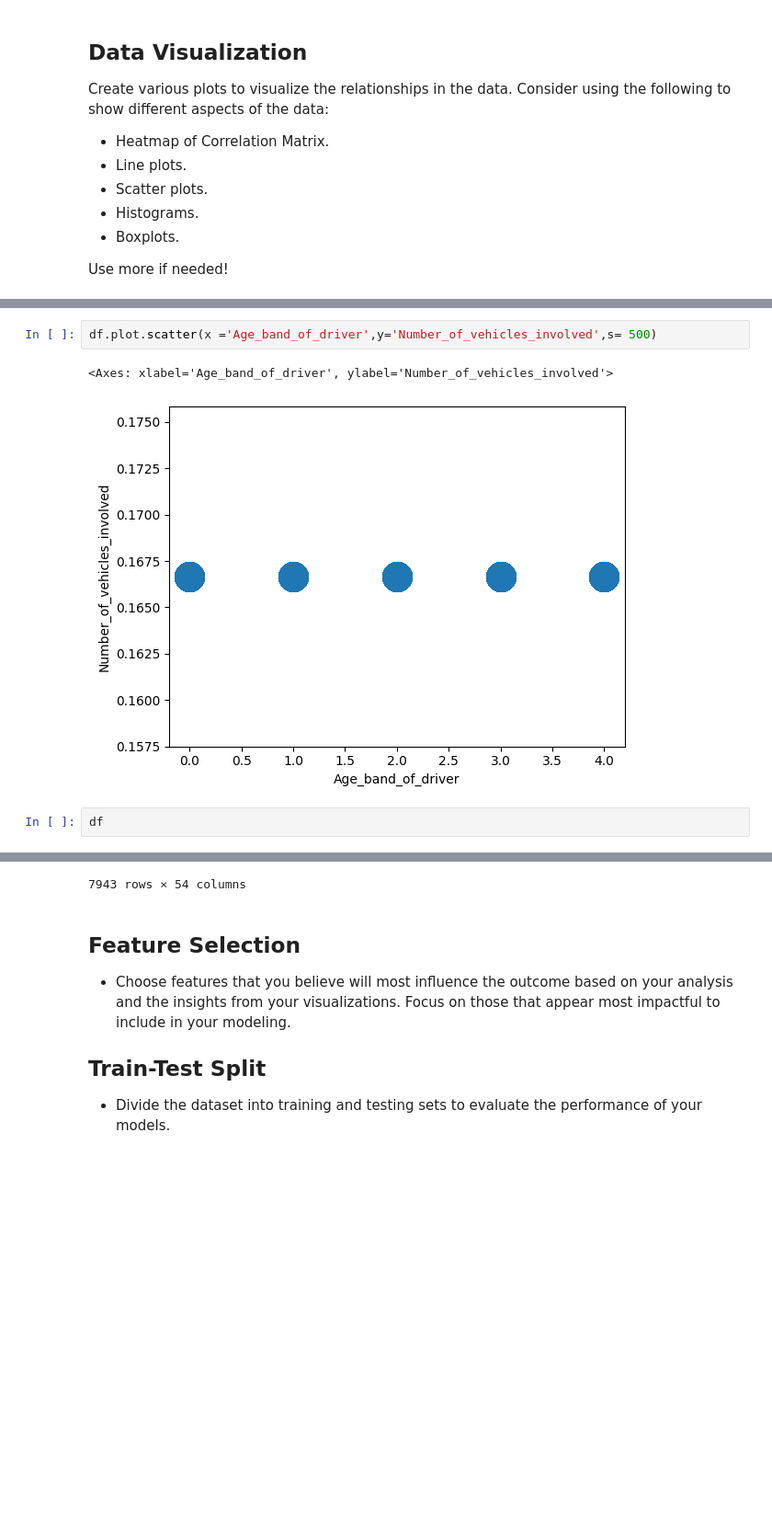
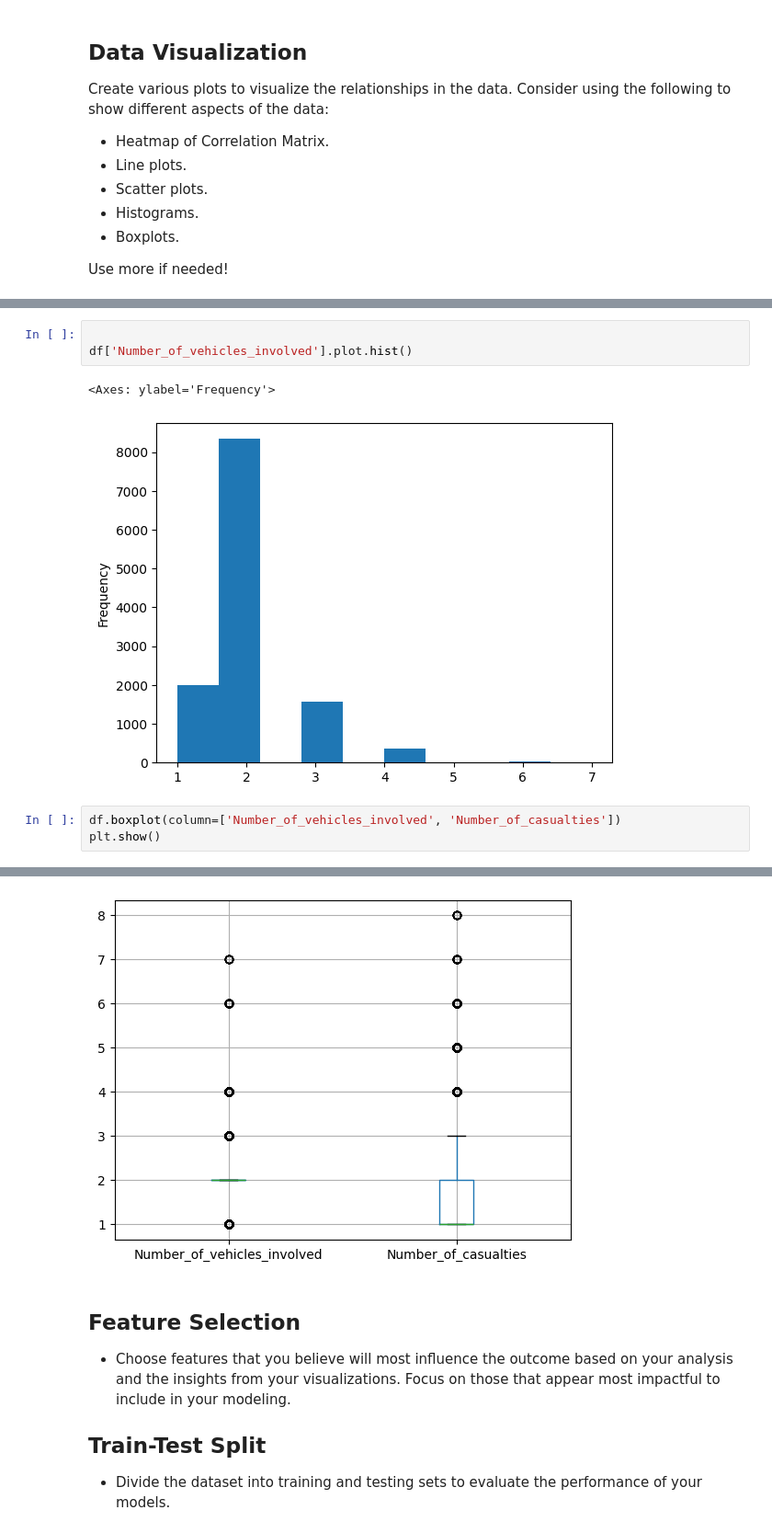
Before and after one commit to AhmadAlamri23/T5-Project---Data-Science-and-AI, a Jupyter notebook: Weekly_Project.ipynb, the cells around one changed output, grey strips where cells are left out. Shown: that part at 92% size. Cells and saved outputs as stored; diff of their text form; blank space fills up the shorter version.

```diff
--- a/Weekly_Project.ipynb
+++ b/Weekly_Project.ipynb
@@ -301,8 +279,10 @@ Text(0.5, 1.0, 'Scatter Plot of Age of Driver vs. Number of Vehicles Involved')
 # %%
-df.plot.scatter(x ='Age_band_of_driver',y='Number_of_vehicles_involved',s= 500)
+
+df['Number_of_vehicles_involved'].plot.hist()
 # %% [output]
-<Axes: xlabel='Age_band_of_driver', ylabel='Number_of_vehicles_involved'>
+<Axes: ylabel='Frequency'>
-[figure, old version]
+[figure, new version]
 # %%
-df
+df.boxplot(column=['Number_of_vehicles_involved', 'Number_of_casualties'])
+plt.show()
 # %% [output]
@@ -321,4 +289,4 @@ df
-7943 rows × 54 columns
+[figure, added]
 # %% [markdown]
 ## Feature Selection
 - Choose features that you believe will most influence the outcome based on your analysis and the insights from your visualizations. Focus on those that appear most impactful to include in your modeling.
```
Also changed, not shown: parts of 26 cells of this notebook.
